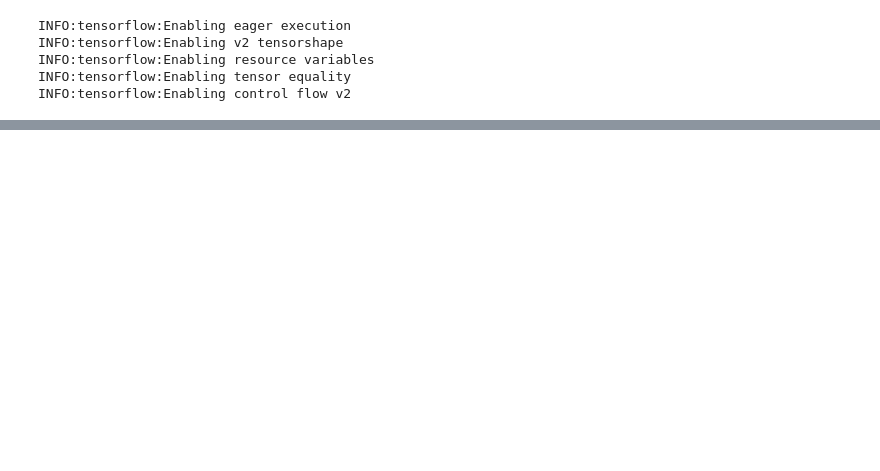
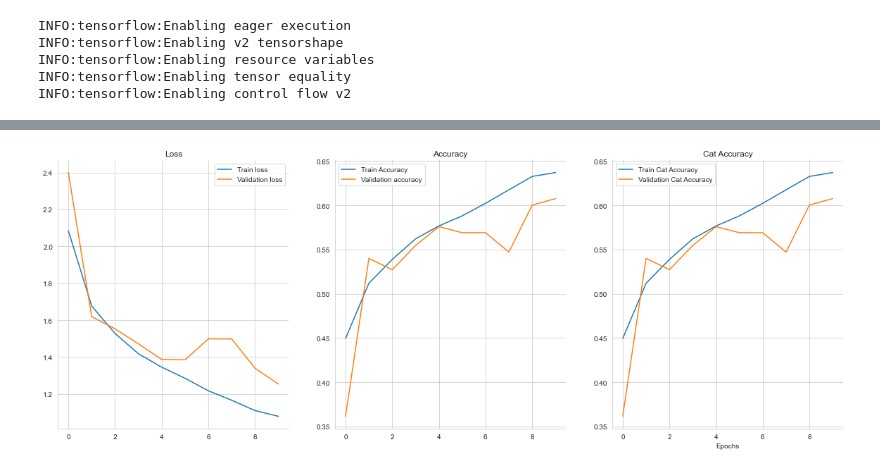
Before and after one commit to Goncalo101/FEUP-VCOM2, a Jupyter notebook: CNN.ipynb, the cells around one changed output, grey strips where cells are left out. Drawn from its saved outputs; the diff is of its cells as text; code cells hidden in the pictures; blank space fills up the shorter version.

```diff
--- a/CNN.ipynb
+++ b/CNN.ipynb
@@ -93,0 +106,16 @@ TypeError: Image data of dtype <U1 cannot be converted to float
+# %%
+from keras import optimizers
+
+optimizer = optimizers.Adam(lr=0.0001)
+model.compile(optimizer=optimizer, loss="categorical_crossentropy", metrics=["accuracy", "categorical_accuracy"])
+# model.compile(optimizer=optimizer, loss="binary_crossentropy",metrics=["accuracy", "categorical_accuracy"])
+
+STEP_SIZE_TRAIN = train_gen.n//train_gen.batch_size
+STEP_SIZE_VALID = valid_gen.n//valid_gen.batch_size
+
+history = model.fit(train_gen,
+                    steps_per_epoch=STEP_SIZE_TRAIN,
+                    validation_data=valid_gen,
+                    validation_steps=STEP_SIZE_VALID,
+                    epochs=10,
+                    verbose=1)
@@ -93,0 +143,25 @@ TypeError: Image data of dtype <U1 cannot be converted to float
+# %%
+sns.set_style("whitegrid")
+fig, (ax1, ax2, ax3) = plt.subplots(1, 3, sharex='col', figsize=(20,7))
+
+
+ax1.plot(history.history['loss'], label='Train loss')
+ax1.plot(history.history['val_loss'], label='Validation loss')
+ax1.legend(loc='best')
+ax1.set_title('Loss')
+
+ax2.plot(history.history['accuracy'], label='Train Accuracy')
+ax2.plot(history.history['val_accuracy'], label='Validation accuracy')
+ax2.legend(loc='best')
+ax2.set_title('Accuracy')
+
+ax3.plot(history.history['categorical_accuracy'], label='Train Cat Accuracy')
+ax3.plot(history.history['val_categorical_accuracy'], label='Validation Cat Accuracy')
+ax3.legend(loc='best')
+ax3.set_title('Cat Accuracy')
+
+plt.xlabel('Epochs')
+sns.despine()
+plt.show()
+# %% [output]
+[figure, added]
```
Also changed, not shown: parts of 8 cells of this notebook, 2 other files.
